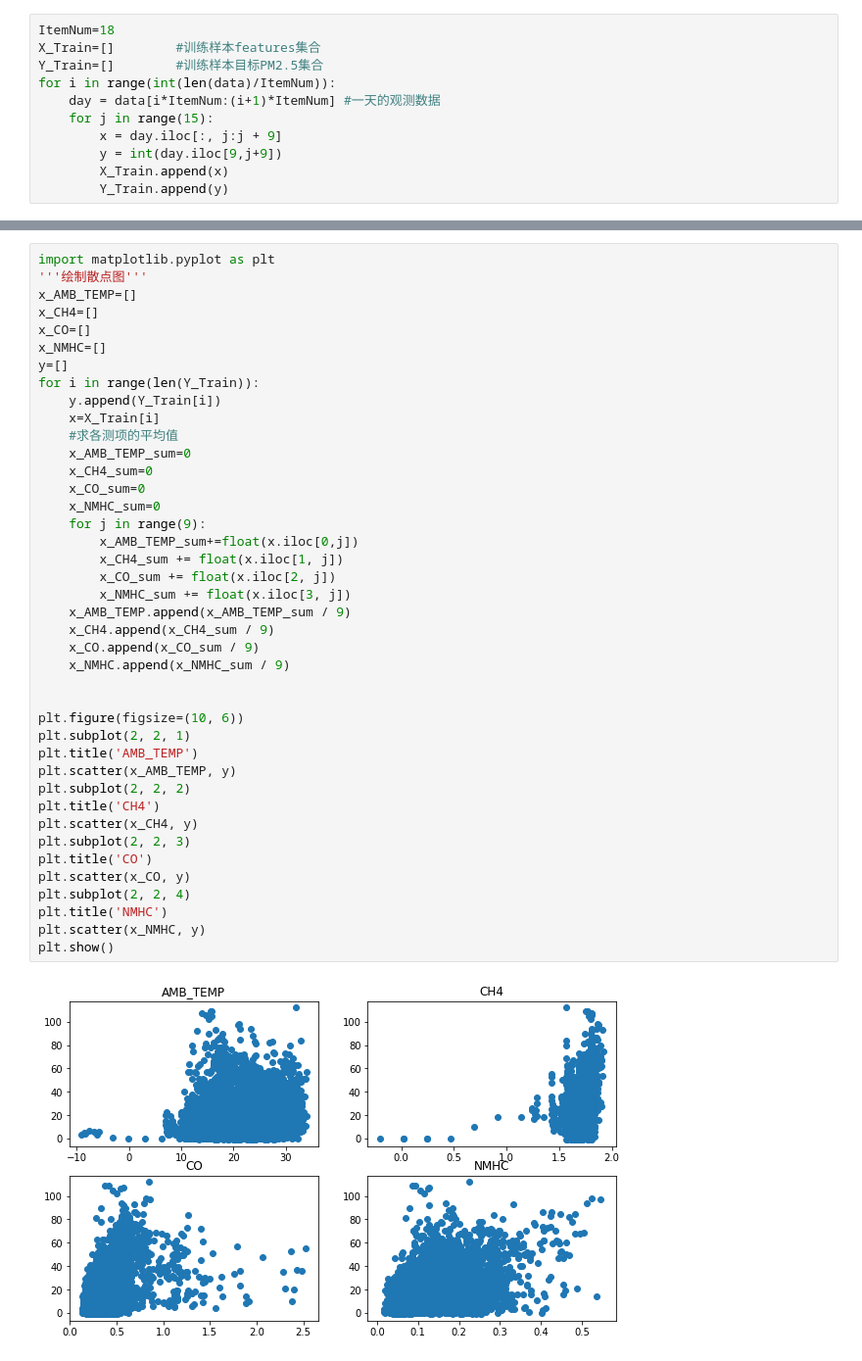
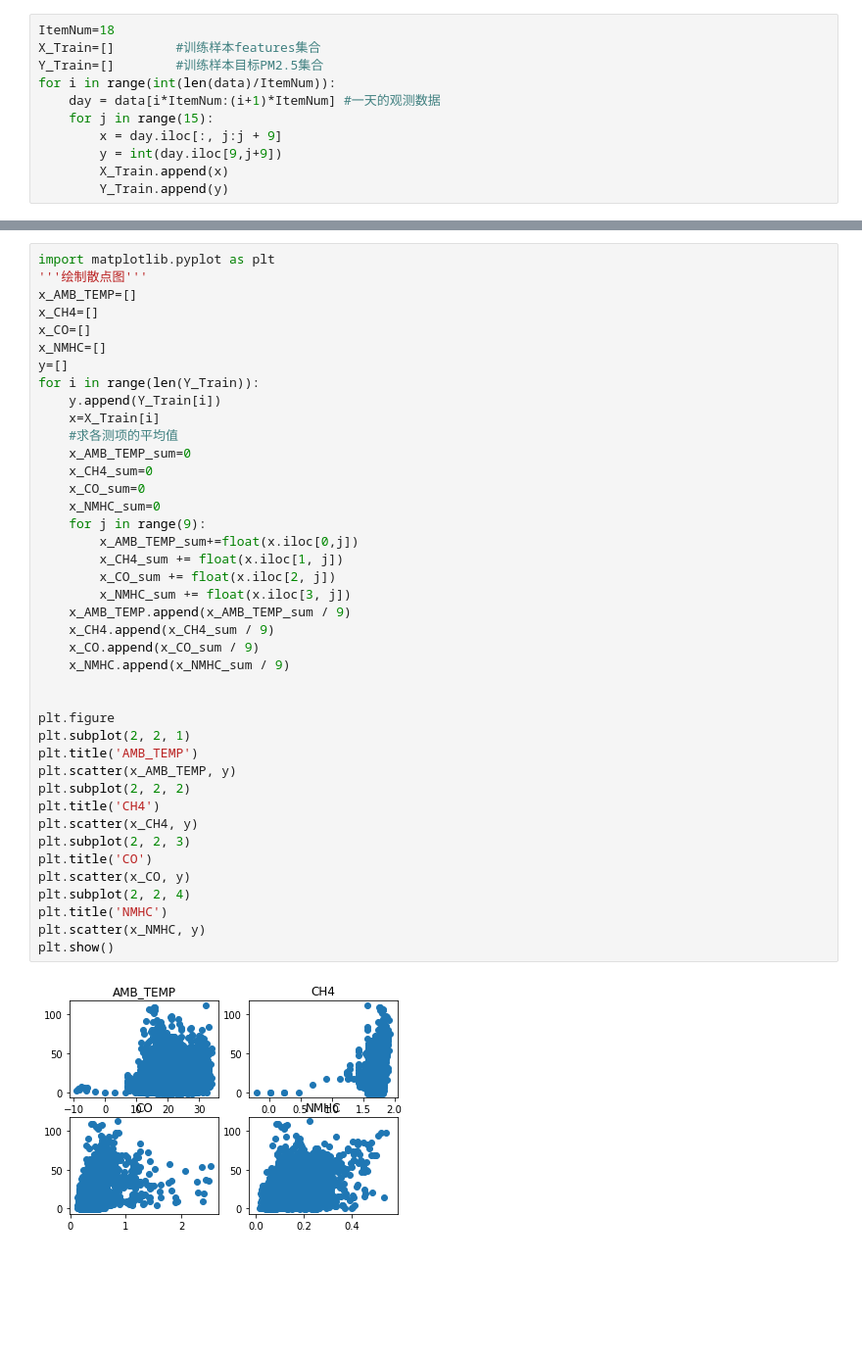
Before and after one commit to thereishudi/ML-HW2, a Jupyter notebook: Predict PM2.5.ipynb, the cells around one changed output, grey strips where cells are left out. Shown: that part at 98% size. Cells and saved outputs as stored; diff of their text form; blank space fills up the shorter version.

```diff
--- a/Predict PM2.5.ipynb
+++ b/Predict PM2.5.ipynb
@@ -108,32 +105,32 @@ for i in range(len(Y_Train)):
     #求各测项的平均值
     x_AMB_TEMP_sum=0
     x_CH4_sum=0
     x_CO_sum=0
     x_NMHC_sum=0
     for j in range(9):
         x_AMB_TEMP_sum+=float(x.iloc[0,j])
         x_CH4_sum += float(x.iloc[1, j])
         x_CO_sum += float(x.iloc[2, j])
         x_NMHC_sum += float(x.iloc[3, j])
     x_AMB_TEMP.append(x_AMB_TEMP_sum / 9)
     x_CH4.append(x_CH4_sum / 9)
     x_CO.append(x_CO_sum / 9)
     x_NMHC.append(x_NMHC_sum / 9)
 
 
-plt.figure(figsize=(10, 6))
+plt.figure
 plt.subplot(2, 2, 1)
 plt.title('AMB_TEMP')
 plt.scatter(x_AMB_TEMP, y)
 plt.subplot(2, 2, 2)
 plt.title('CH4')
 plt.scatter(x_CH4, y)
 plt.subplot(2, 2, 3)
 plt.title('CO')
 plt.scatter(x_CO, y)
 plt.subplot(2, 2, 4)
 plt.title('NMHC')
 plt.scatter(x_NMHC, y)
 plt.show()
 # %% [output]
-[figure, old version]
+[figure, new version]
```
Also changed, not shown: parts of 16 cells of this notebook.
